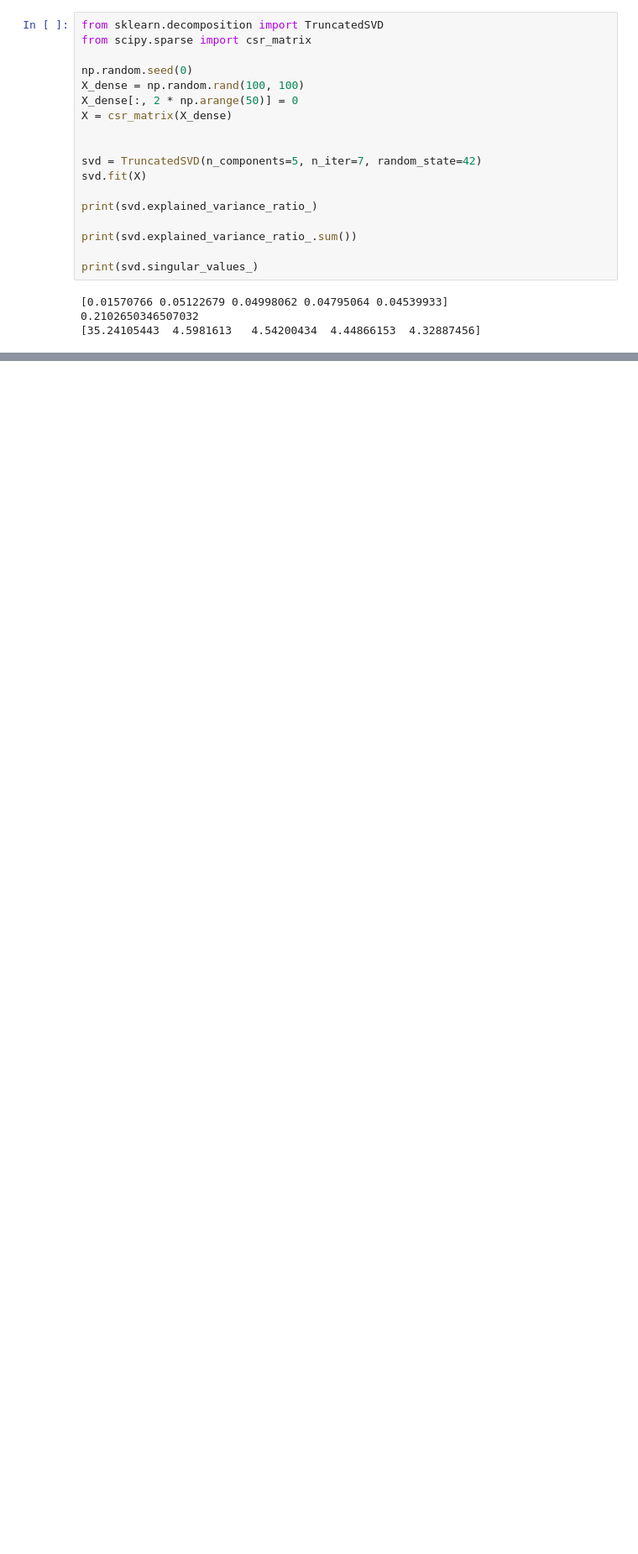
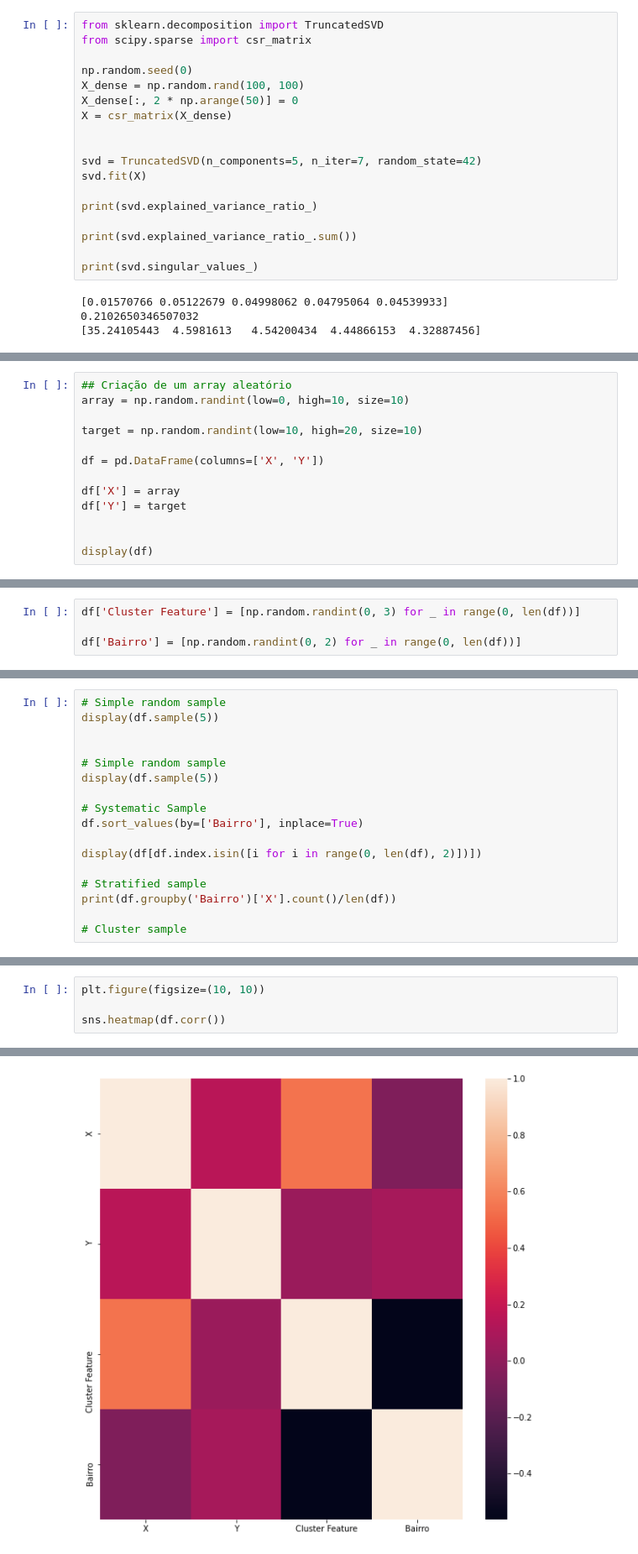
Before and after one commit to lucasgsfelix/Conceitos-Matem-ticos-para-Data-Science, a Jupyter notebook: Curso - Matemática para data science.ipynb, the cells around one changed output, grey strips where cells are left out. Shown at 84% size. Cells and saved outputs as stored; diff of their text form; blank space fills up the shorter version.

```diff
--- a/Curso - Matemática para data science.ipynb
+++ b/Curso - Matemática para data science.ipynb
@@ -932,3 +933,16 @@ Encontre o número de amostras $n$, calcule a média $X$ e o desvio padrão $s$
 # $1.75 \pm 0.0620$
 
 Em conclusão, com intervalo de confiança de 95% a média populacional está entre 1.68 m e 1.81 m.
+# %%
+## Criação de um array aleatório
+array = np.random.randint(low=0, high=10, size=10)
+
+target = np.random.randint(low=10, high=20, size=10)
+
+df = pd.DataFrame(columns=['X', 'Y'])
+
+df['X'] = array
+df['Y'] = target
+
+
+display(df)
@@ -934,0 +961,4 @@ Em conclusão, com intervalo de confiança de 95% a média populacional está en
+# %%
+df['Cluster Feature'] = [np.random.randint(0, 3) for _ in range(0, len(df))]
+
+df['Bairro'] = [np.random.randint(0, 2) for _ in range(0, len(df))]
@@ -934,0 +1010,17 @@ Em conclusão, com intervalo de confiança de 95% a média populacional está en
+# %%
+# Simple random sample
+display(df.sample(5))
+
+
+# Simple random sample
+display(df.sample(5))
+
+# Systematic Sample
+df.sort_values(by=['Bairro'], inplace=True)
+
+display(df[df.index.isin([i for i in range(0, len(df), 2)])])
+
+# Stratified sample
+print(df.groupby('Bairro')['X'].count()/len(df))
+
+# Cluster sample
@@ -934,0 +1119,5 @@ Em conclusão, com intervalo de confiança de 95% a média populacional está en
+# %%
+plt.figure(figsize=(10, 10))
+
+sns.heatmap(df.corr())
+# %% [output]
@@ -934,0 +1125 @@ Em conclusão, com intervalo de confiança de 95% a média populacional está en
+[figure, added]
```
Also changed, not shown: parts of 28 cells of this notebook, 1 other file.
